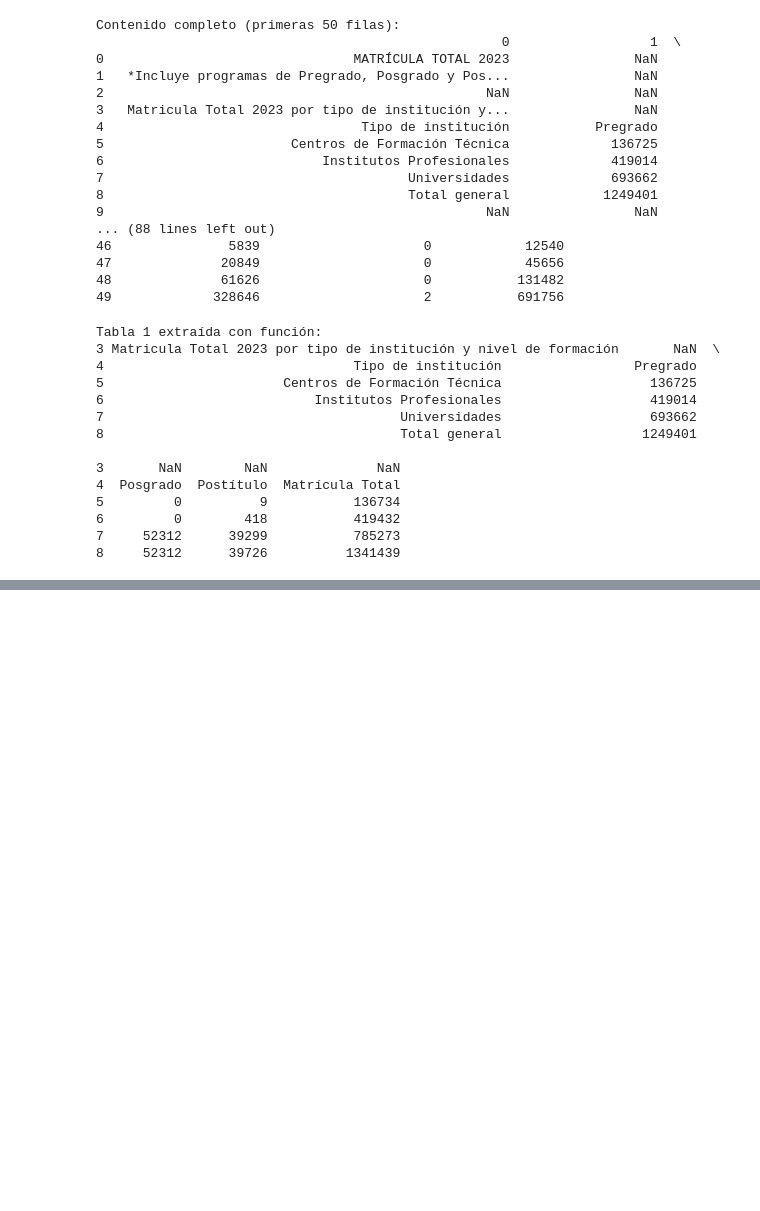
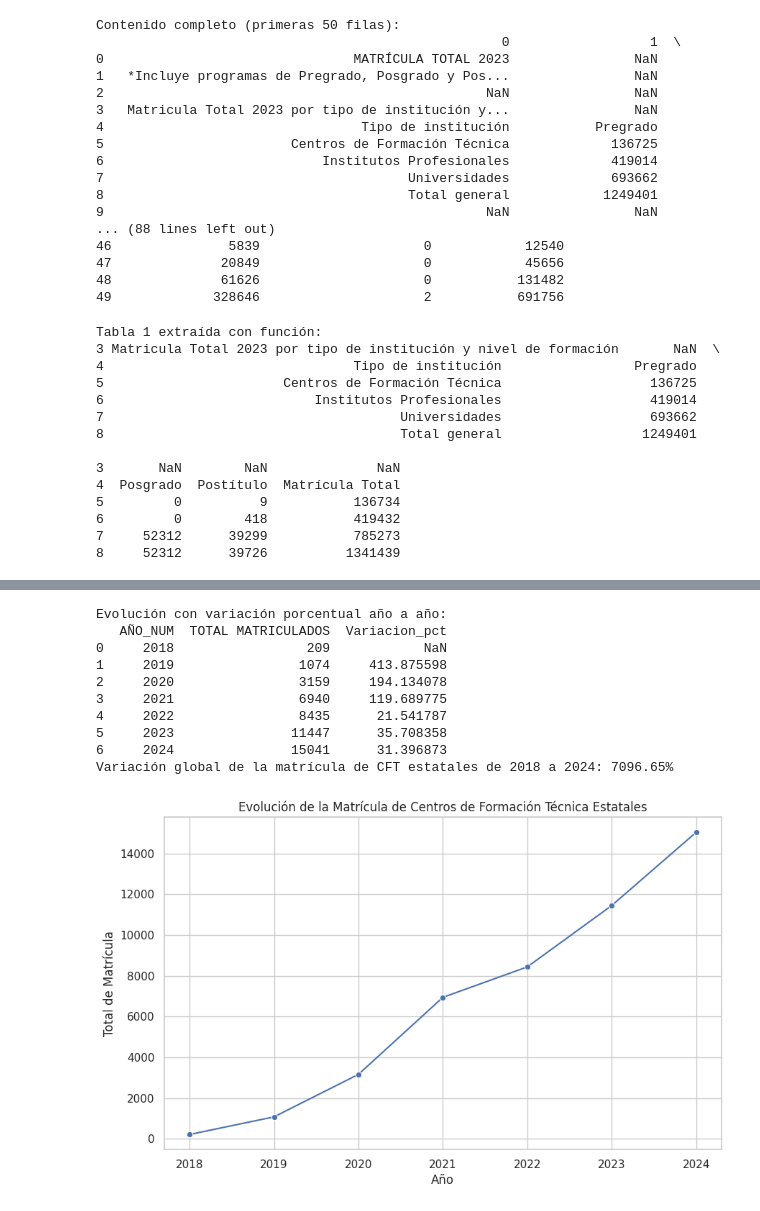
Before and after one commit to davidlealo/cft_estatales_analisis, a Jupyter notebook: analisis.ipynb, the cells around one changed output, grey strips where cells are left out. Saved outputs shown, nothing was run; the diff lists cells and outputs as text; code cells hidden in the pictures; blank space fills up the shorter version.

```diff
--- a/analisis.ipynb
+++ b/analisis.ipynb
@@ -409,0 +717,43 @@ Tabla 1 extraída con función:
+# %%
+import pandas as pd
+import matplotlib.pyplot as plt
+import seaborn as sns
+
+# Asumiendo que 'evolucion_cft_estatal' ya fue definido según el proceso anterior
+
+# Calcular la variación porcentual año a año:
+evolucion_cft_estatal["Variacion_pct"] = evolucion_cft_estatal["TOTAL MATRICULADOS"].pct_change() * 100
+print("Evolución con variación porcentual año a año:")
+print(evolucion_cft_estatal)
+
+# Calcular la variación porcentual global entre el primer y último año disponible:
+anio_inicio = evolucion_cft_estatal["AÑO_NUM"].min()  # 2018
+anio_fin = evolucion_cft_estatal["AÑO_NUM"].max()       # 2024
+
+# Extraer la matrícula del año de inicio y del año final:
+matricula_inicio = evolucion_cft_estatal.loc[evolucion_cft_estatal["AÑO_NUM"] == anio_inicio, "TOTAL MATRICULADOS"].values[0]
+matricula_fin = evolucion_cft_estatal.loc[evolucion_cft_estatal["AÑO_NUM"] == anio_fin, "TOTAL MATRICULADOS"].values[0]
+
+variacion_global = ((matricula_fin - matricula_inicio) / matricula_inicio) * 100
+print(f"Variación global de la matrícula de CFT estatales de {anio_inicio} a {anio_fin}: {variacion_global:.2f}%")
+
+# Graficar la evolución
+plt.figure(figsize=(10,6))
+sns.lineplot(data=evolucion_cft_estatal, x="AÑO_NUM", y="TOTAL MATRICULADOS", marker="o")
+plt.title("Evolución de la Matrícula de Centros de Formación Técnica Estatales")
+plt.xlabel("Año")
+plt.ylabel("Total de Matrícula")
+plt.grid(True)
+plt.show()
+# %% [output]
+Evolución con variación porcentual año a año:
+   AÑO_NUM  TOTAL MATRICULADOS  Variacion_pct
+0     2018                 209            NaN
+1     2019                1074     413.875598
+2     2020                3159     194.134078
+3     2021                6940     119.689775
+4     2022                8435      21.541787
+5     2023               11447      35.708358
+6     2024               15041      31.396873
+Variación global de la matrícula de CFT estatales de 2018 a 2024: 7096.65%
+[figure, added]
```
Also changed, not shown: parts of 14 cells of this notebook.
